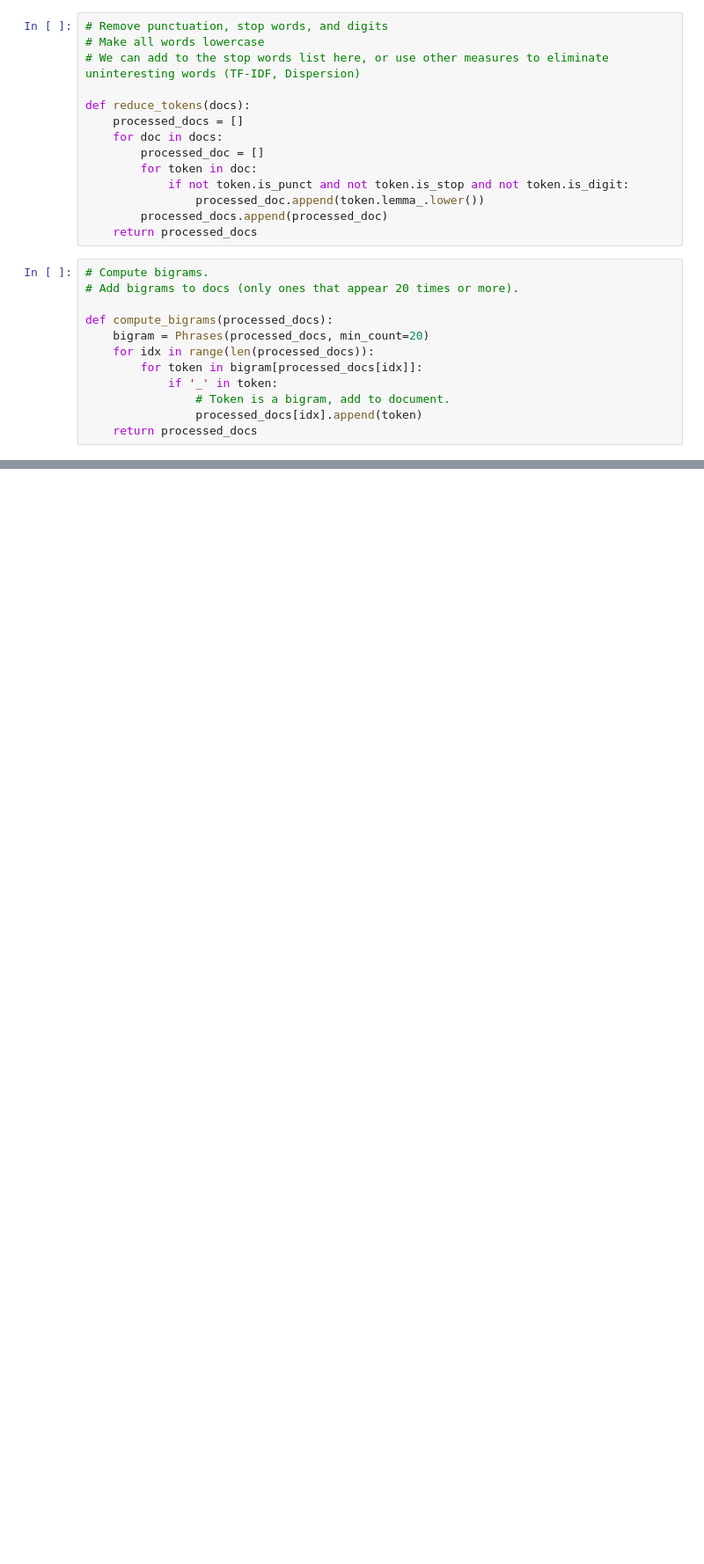
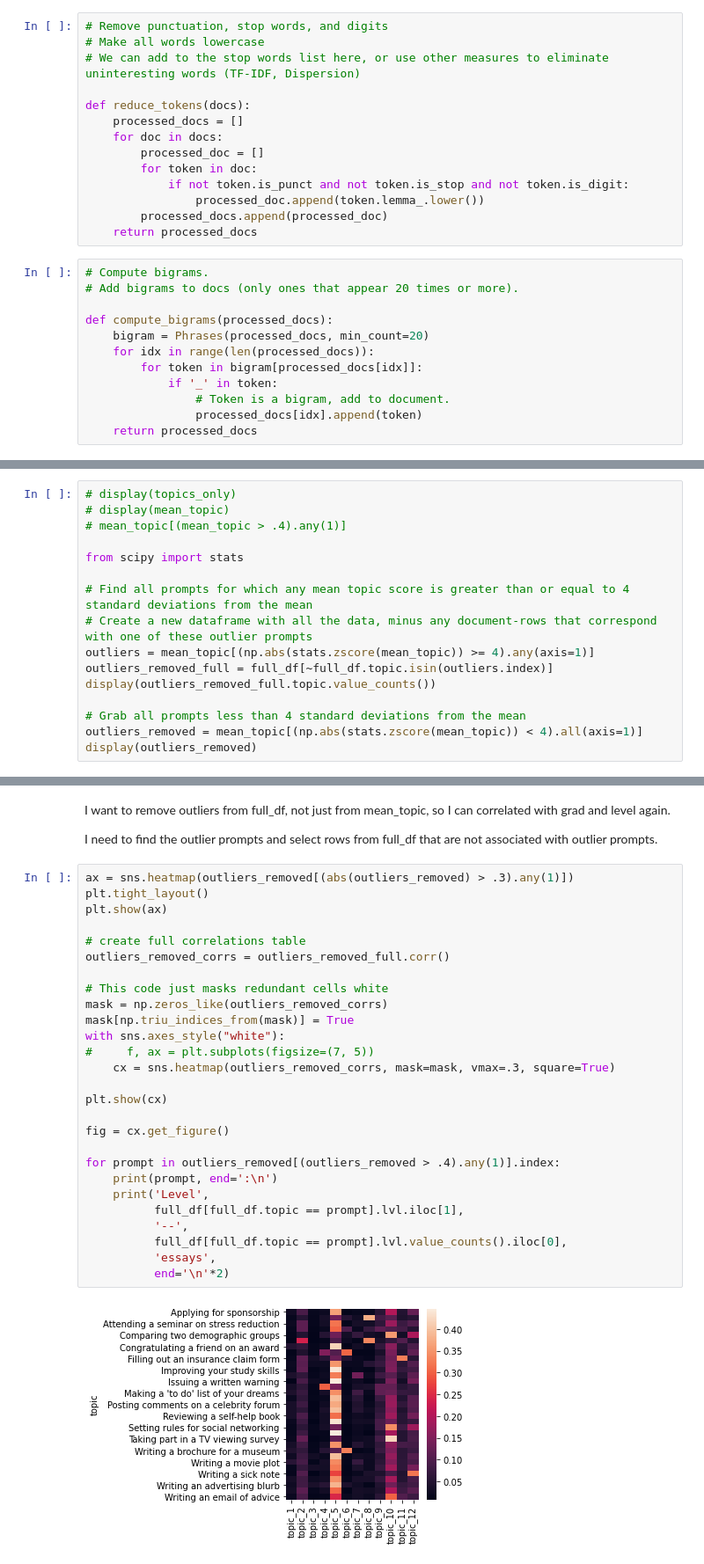
Before and after one commit to langdonholmes/efcamdat-data-cleaning, a Jupyter notebook: TopicModellingPrep.ipynb, the cells around one changed output, grey strips where cells are left out. Shown at 88% size. Cells and saved outputs as stored; diff of their text form; blank space fills up the shorter version.

```diff
--- a/TopicModellingPrep.ipynb
+++ b/TopicModellingPrep.ipynb
@@ -165,0 +412,16 @@ topic
+# %%
+# display(topics_only)
+# display(mean_topic)
+# mean_topic[(mean_topic > .4).any(1)]
+
+from scipy import stats
+
+# Find all prompts for which any mean topic score is greater than or equal to 4 standard deviations from the mean
+# Create a new dataframe with all the data, minus any document-rows that correspond with one of these outlier prompts
+outliers = mean_topic[(np.abs(stats.zscore(mean_topic)) >= 4).any(axis=1)]
+outliers_removed_full = full_df[~full_df.topic.isin(outliers.index)]
+display(outliers_removed_full.topic.value_counts())
+
+# Grab all prompts less than 4 standard deviations from the mean
+outliers_removed = mean_topic[(np.abs(stats.zscore(mean_topic)) < 4).all(axis=1)]
+display(outliers_removed)
@@ -165,0 +455,34 @@ topic
+# %% [markdown]
+I want to remove outliers from full_df, not just from mean_topic, so I can correlated with grad and level again.
+
+
+I need to find the outlier prompts and select rows from full_df that are not associated with outlier prompts.
+# %%
+ax = sns.heatmap(outliers_removed[(abs(outliers_removed) > .3).any(1)])
+plt.tight_layout()
+plt.show(ax)
+
+# create full correlations table
+outliers_removed_corrs = outliers_removed_full.corr()
+
+# This code just masks redundant cells white
+mask = np.zeros_like(outliers_removed_corrs)
+mask[np.triu_indices_from(mask)] = True
+with sns.axes_style("white"):
+#     f, ax = plt.subplots(figsize=(7, 5))
+    cx = sns.heatmap(outliers_removed_corrs, mask=mask, vmax=.3, square=True)
+
+plt.show(cx)
+
+fig = cx.get_figure()
+
+for prompt in outliers_removed[(outliers_removed > .4).any(1)].index:
+    print(prompt, end=':\n')
+    print('Level',
+          full_df[full_df.topic == prompt].lvl.iloc[1],
+          '--',
+          full_df[full_df.topic == prompt].lvl.value_counts().iloc[0],
+          'essays',
+          end='\n'*2)
+# %% [output]
+[figure, added]
```
Also changed, not shown: parts of 29 cells of this notebook, 3 other files.
